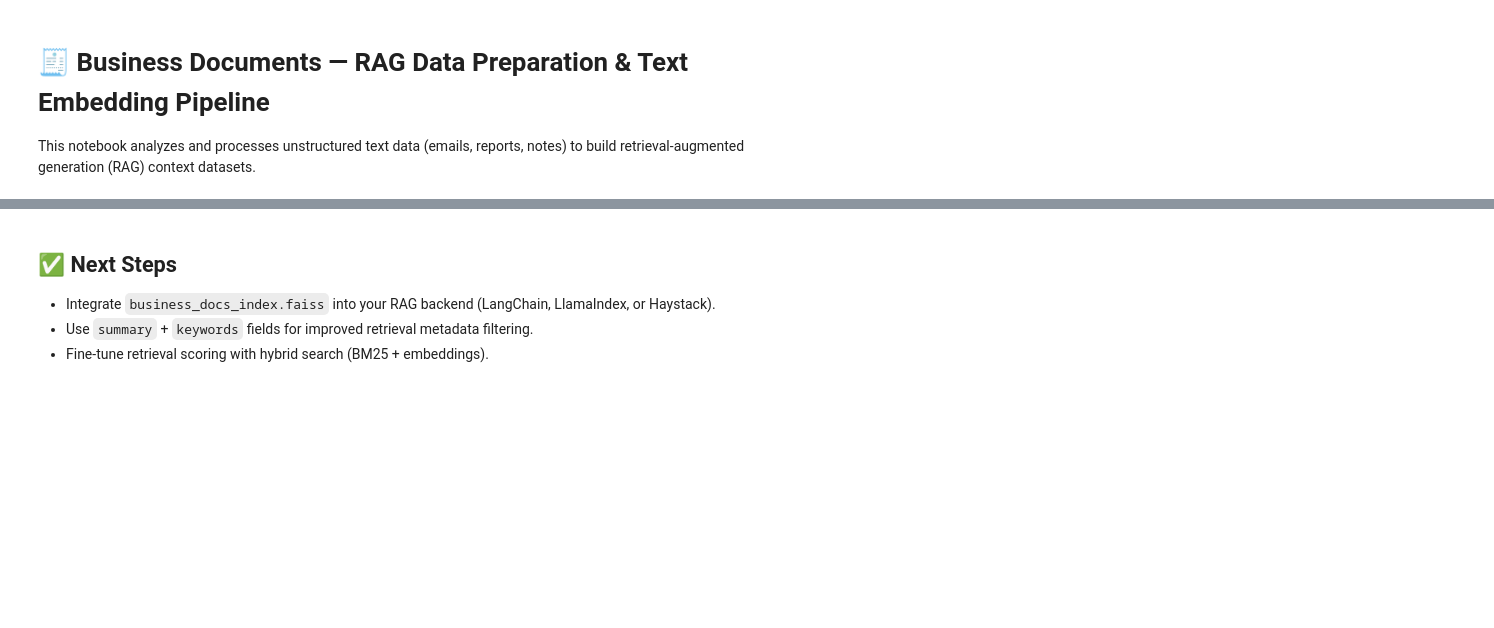
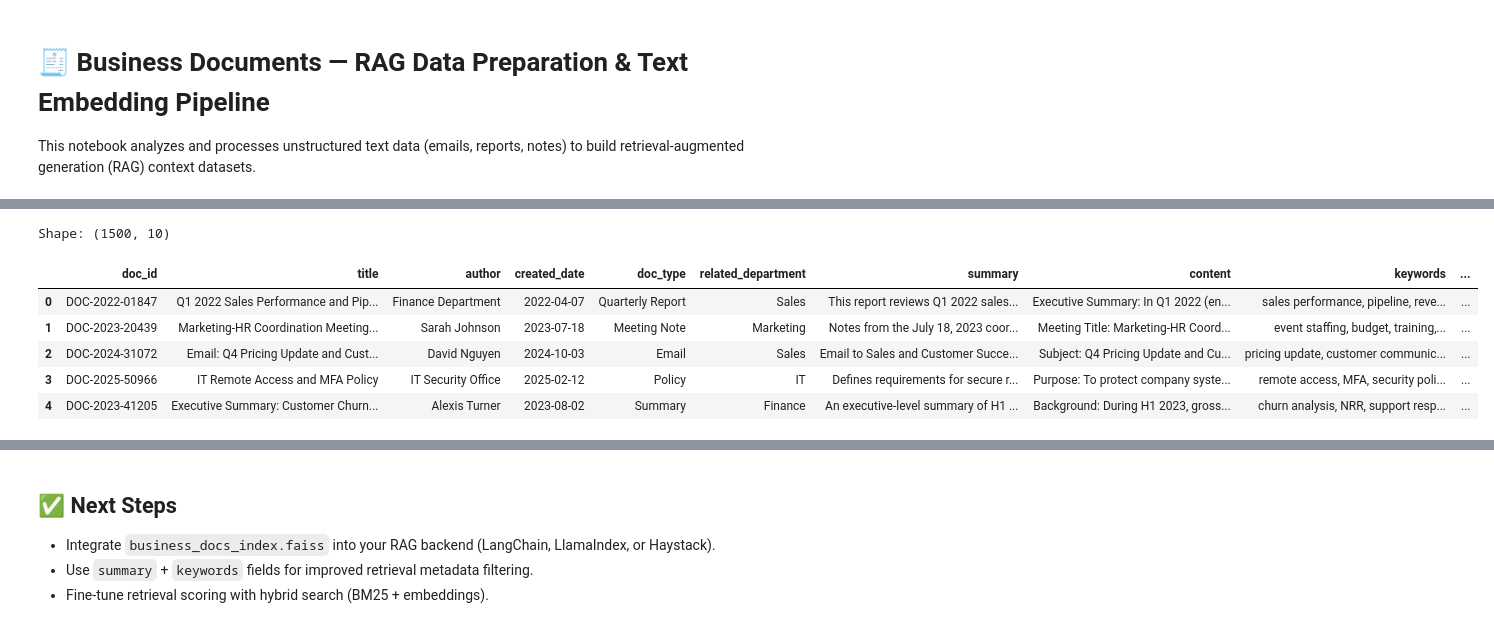
Before and after one commit to aniruddhakasar/GenAI-Powered-Analytics-RAG-LLM-Orchestration-, a Jupyter notebook: notebooks/EDA/business_documents_rag_analysis.ipynb, the cells around one changed output, grey strips where cells are left out. Saved outputs shown, nothing was run; the diff lists cells and outputs as text; code cells hidden in the pictures; blank space fills up the shorter version.

```diff
--- a/notebooks/EDA/business_documents_rag_analysis.ipynb
+++ b/notebooks/EDA/business_documents_rag_analysis.ipynb
@@ -20,8 +29,16 @@ nltk.download('stopwords')
 # %%
 # STEP 2: Load dataset
-df = pd.read_csv('business_documents.csv', parse_dates=['created_date'])
+df = pd.read_csv('D:/Desktop/GenAI-Powered Analytics Platform/Data/raw/business_documents_rag.csv', parse_dates=['created_date'])
 print('Shape:', df.shape)
 df.head()
+# %% [output]
+Shape: (1500, 10)
+|  | doc_id | title | author | created_date | doc_type | related_department | summary | content | keywords | ... |
+| 0 | DOC-2022-01847 | Q1 2022 Sales Performance and Pip... | Finance Department | 2022-04-07 | Quarterly Report | Sales | This report reviews Q1 2022 sales... | Executive Summary: In Q1 2022 (en... | sales performance, pipeline, reve... | ... |
+| 1 | DOC-2023-20439 | Marketing-HR Coordination Meeting... | Sarah Johnson | 2023-07-18 | Meeting Note | Marketing | Notes from the July 18, 2023 coor... | Meeting Title: Marketing-HR Coord... | event staffing, budget, training,... | ... |
+| 2 | DOC-2024-31072 | Email: Q4 Pricing Update and Cust... | David Nguyen | 2024-10-03 | Email | Sales | Email to Sales and Customer Succe... | Subject: Q4 Pricing Update and Cu... | pricing update, customer communic... | ... |
+| 3 | DOC-2025-50966 | IT Remote Access and MFA Policy | IT Security Office | 2025-02-12 | Policy | IT | Defines requirements for secure r... | Purpose: To protect company syste... | remote access, MFA, security poli... | ... |
+| 4 | DOC-2023-41205 | Executive Summary: Customer Churn... | Alexis Turner | 2023-08-02 | Summary | Finance | An executive-level summary of H1 ... | Background: During H1 2023, gross... | churn analysis, NRR, support resp... | ... |
 # %%
 # STEP 3: EDA on metadata
 print('Document types:\n', df['doc_type'].value_counts())
```
Also changed, not shown: parts of 8 cells of this notebook, 4 other files.
